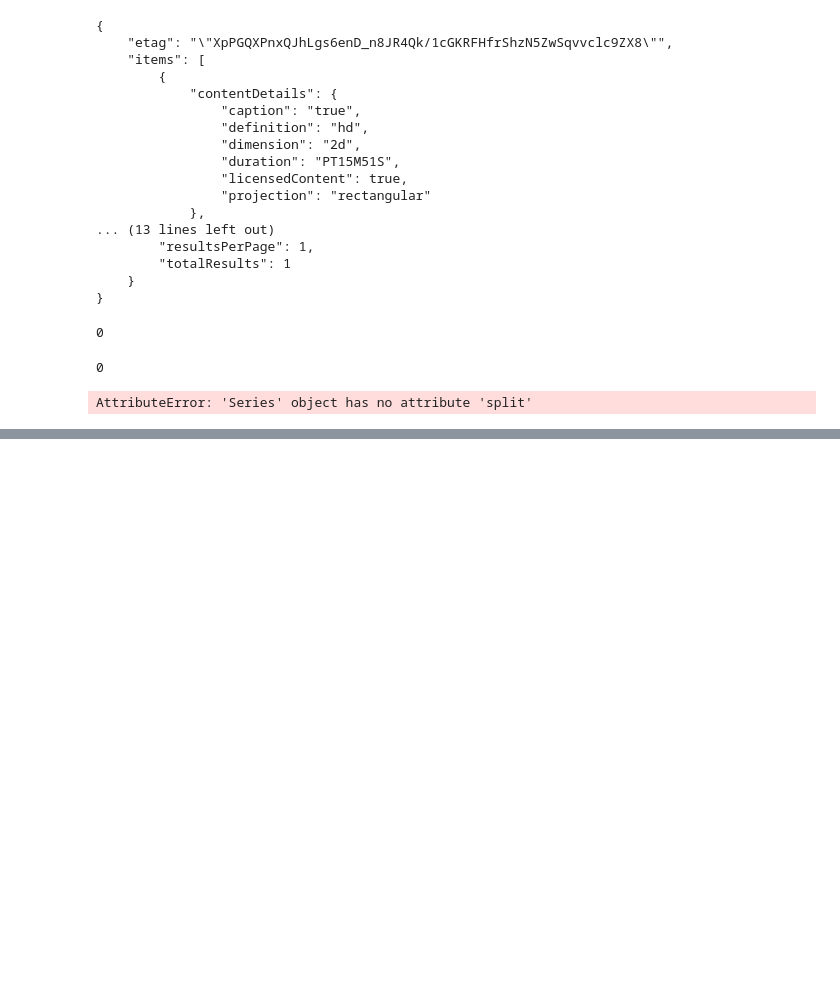
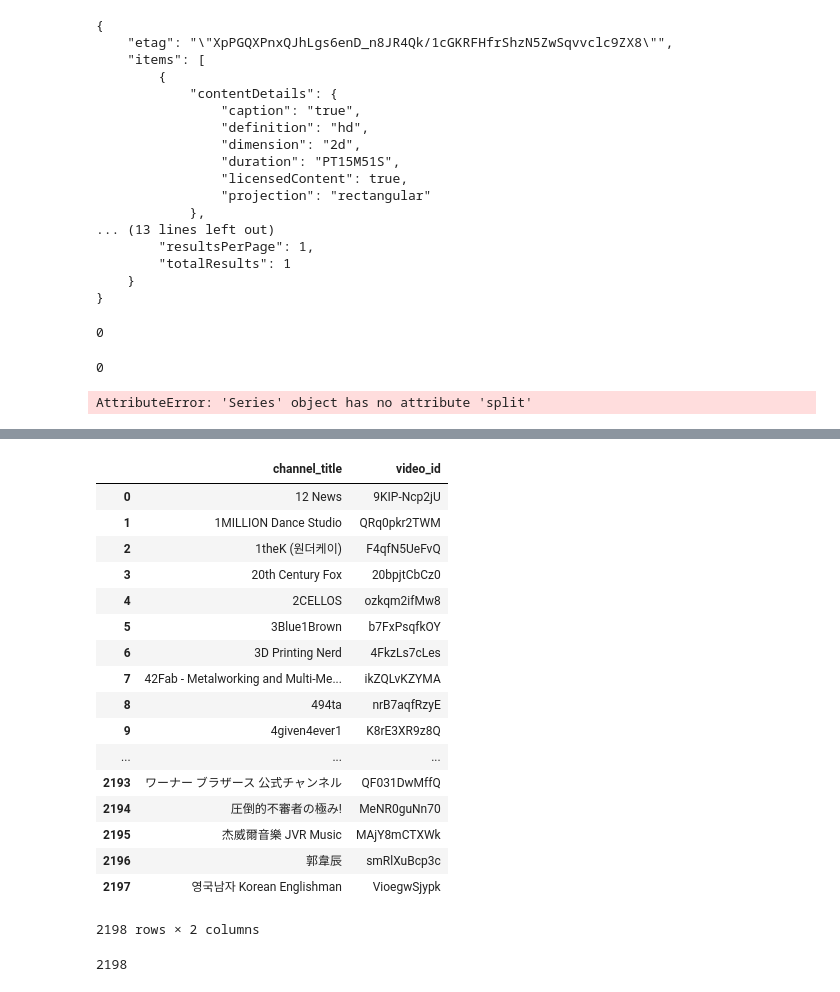
Before and after one commit to buddyguy423/DataScienceProject1, a Jupyter notebook: documents/Alex_Brainstorm.ipynb, the cells around one changed output, grey strips where cells are left out. Cells and saved outputs as stored; diff of their text form; code cells hidden in the pictures; blank space fills up the shorter version.

```diff
--- a/documents/Alex_Brainstorm.ipynb
+++ b/documents/Alex_Brainstorm.ipynb
@@ -347,0 +616,25 @@ plt.show()
+# %%
+df[['video_id', 'channel_title']].groupby(by='video_id',as_index=False).first().groupby(by='channel_title',as_index=False).first()
+# %% [output]
+|  | channel_title | video_id |
+| 0 | 12 News | 9KIP-Ncp2jU |
+| 1 | 1MILLION Dance Studio | QRq0pkr2TWM |
+| 2 | 1theK (원더케이) | F4qfN5UeFvQ |
+| 3 | 20th Century Fox | 20bpjtCbCz0 |
+| 4 | 2CELLOS | ozkqm2ifMw8 |
+| 5 | 3Blue1Brown | b7FxPsqfkOY |
+| 6 | 3D Printing Nerd | 4FkzLs7cLes |
+| 7 | 42Fab - Metalworking and Multi-Me... | ikZQLvKZYMA |
+| 8 | 494ta | nrB7aqfRzyE |
+| 9 | 4given4ever1 | K8rE3XR9z8Q |
+| ... | ... | ... |
+| 2193 | ワーナー ブラザース 公式チャンネル | QF031DwMffQ |
+| 2194 | 圧倒的不審者の極み! | MeNR0guNn70 |
+| 2195 | 杰威爾音樂 JVR Music | MAjY8mCTXWk |
+| 2196 | 郭韋辰 | smRlXuBcp3c |
+| 2197 | 영국남자 Korean Englishman | VioegwSjypk |
+2198 rows × 2 columns
+# %%
+len(df[['video_id', 'channel_title']].groupby(by='video_id',as_index=False).first().groupby(by='channel_title',as_index=False).first()['channel_title'].unique())
+# %% [output]
+2198
```
Also changed, not shown: parts of 24 cells of this notebook, 15 other files.
